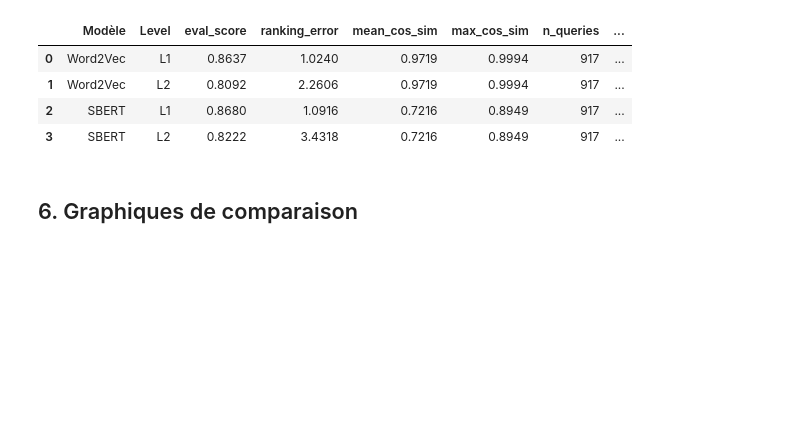
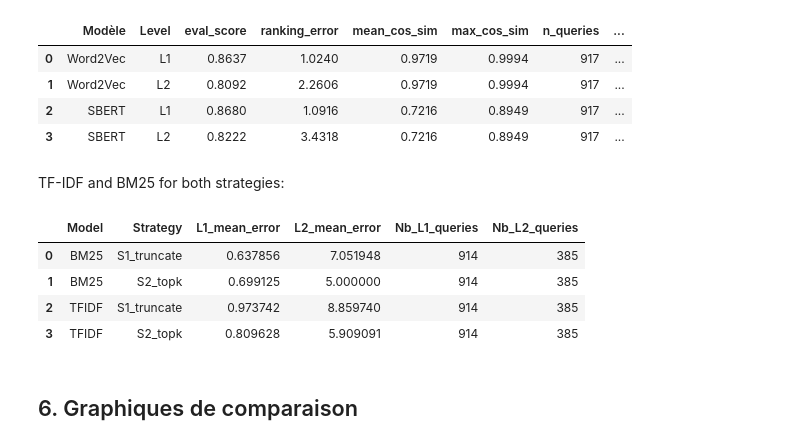
Before and after one commit to Debian-code/TripAdvisor_Recommendation_System, a Jupyter notebook: notebook_demo.ipynb, the cells around one changed output. Drawn from its saved outputs; the diff is of its cells as text; code cells hidden in the pictures; blank space fills up the shorter version.

```diff
--- a/notebook_demo.ipynb
+++ b/notebook_demo.ipynb
@@ -284,6 +442,16 @@ Résultats d'évaluation — W2V vs SBERT
 | 1 | Word2Vec | L2 | 0.8092 | 2.2606 | 0.9719 | 0.9994 | 917 | ... |
 | 2 | SBERT | L1 | 0.8680 | 1.0916 | 0.7216 | 0.8949 | 917 | ... |
 | 3 | SBERT | L2 | 0.8222 | 3.4318 | 0.7216 | 0.8949 | 917 | ... |
+# %% [markdown]
+TF-IDF and BM25 for both strategies:
+# %%
+results_df
+# %% [output]
+|  | Model | Strategy | L1_mean_error | L2_mean_error | Nb_L1_queries | Nb_L2_queries |
+| 0 | BM25 | S1_truncate | 0.637856 | 7.051948 | 914 | 385 |
+| 1 | BM25 | S2_topk | 0.699125 | 5.000000 | 914 | 385 |
+| 2 | TFIDF | S1_truncate | 0.973742 | 8.859740 | 914 | 385 |
+| 3 | TFIDF | S2_topk | 0.809628 | 5.909091 | 914 | 385 |
 # %% [markdown]
 ## 6. Graphiques de comparaison
 # %% [markdown]
```
Also changed, not shown: parts of 22 cells of this notebook, 5 other files.
